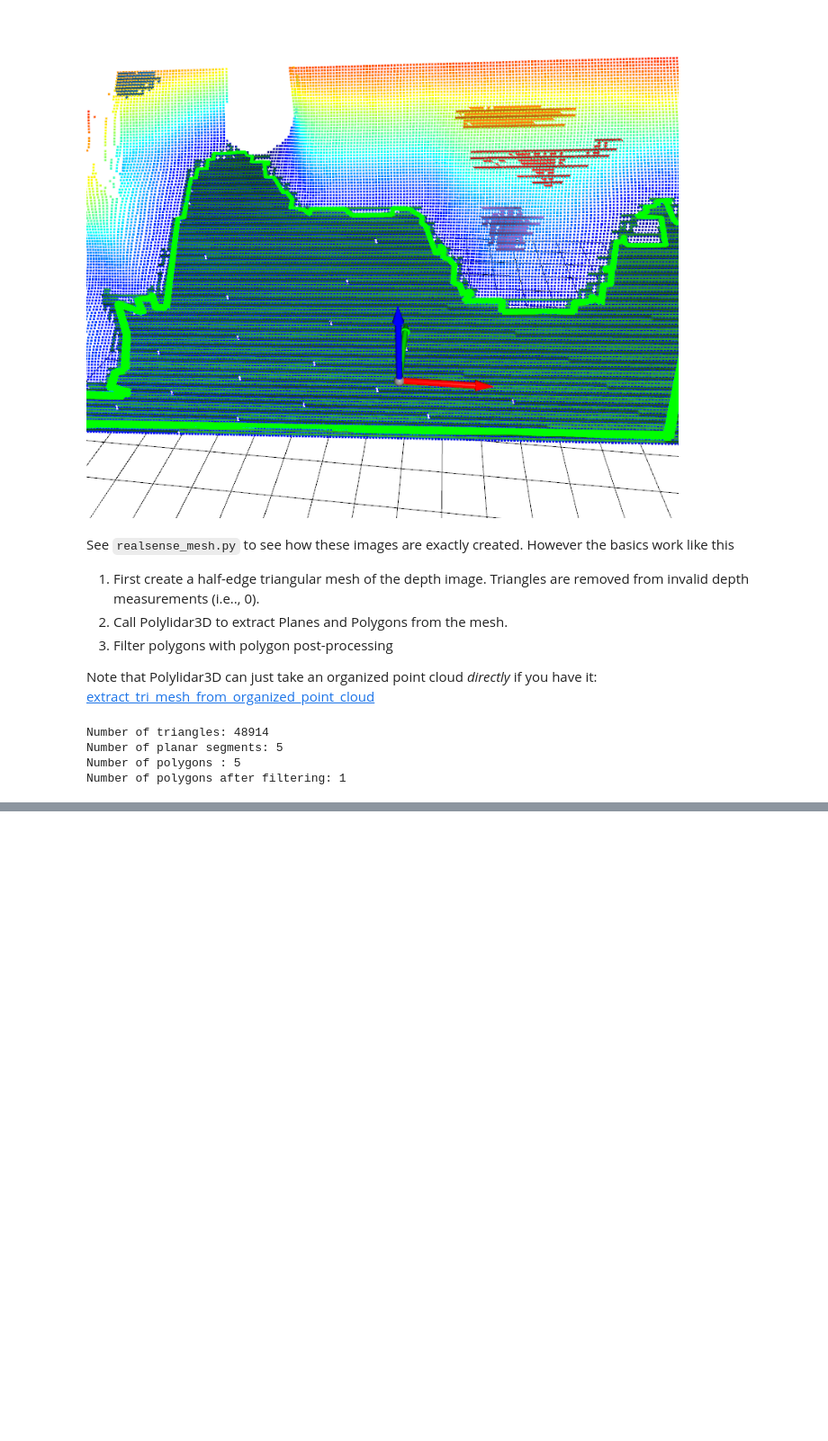
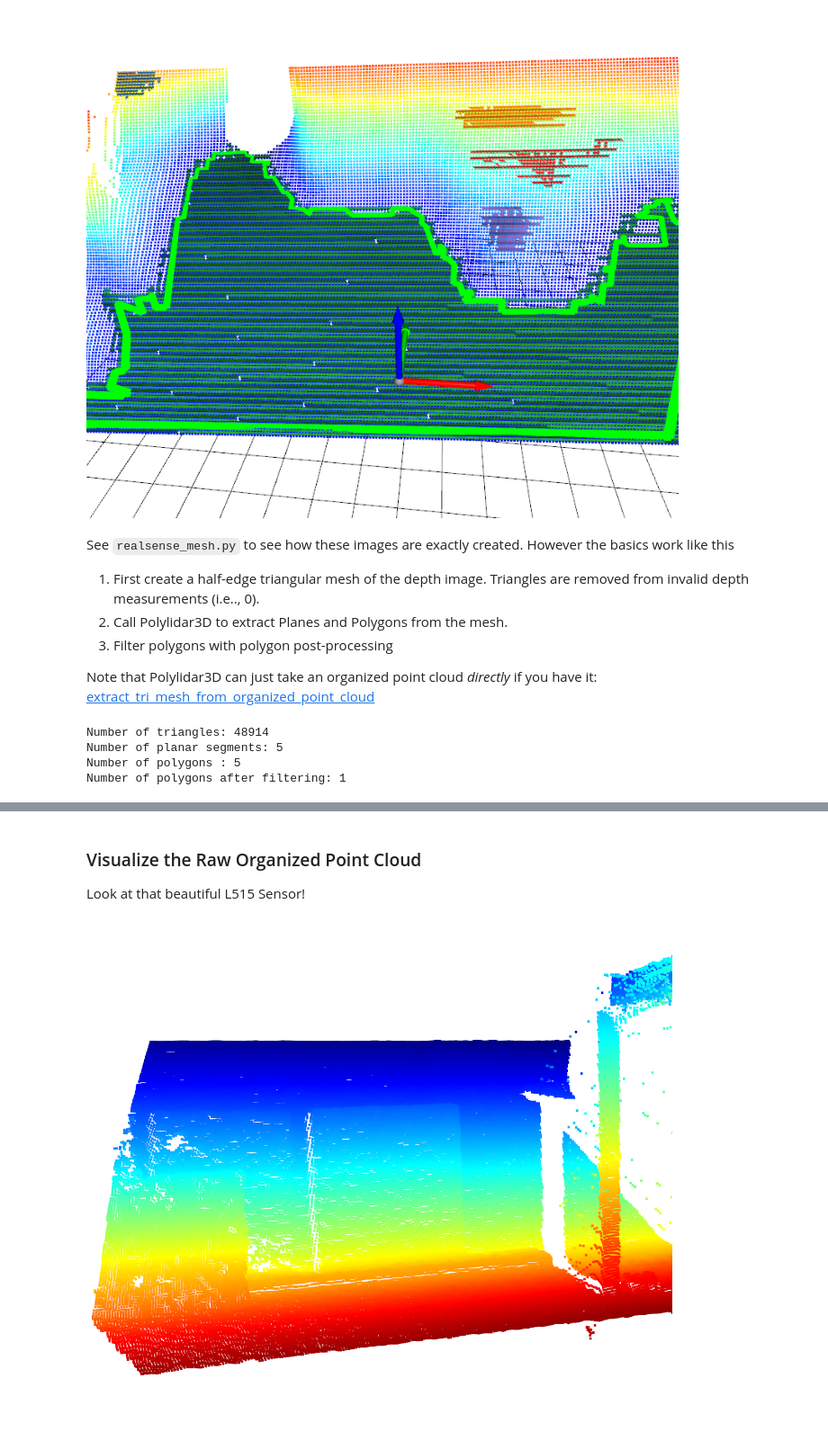
Before and after one commit to JeremyBYU/polylidar, a Jupyter notebook: examples/python/notebooks/OrganizedDemo.ipynb, the cells around one changed output, grey strips where cells are left out. Shown at 90% size. Saved outputs shown, nothing was run; the diff lists cells and outputs as text; code cells hidden in the pictures; blank space fills up the shorter version.

```diff
--- a/examples/python/notebooks/OrganizedDemo.ipynb
+++ b/examples/python/notebooks/OrganizedDemo.ipynb
@@ -107,0 +117,7 @@ Number of polygons after filtering: 1
+# %%
+from examples.python.util.realsense_util import REALSENSE_DIR
+from pprint import pprint
+example_one = 'opc_example_one'
+depth_image = np.load(os.path.join(REALSENSE_DIR, example_one, 'L515_Depth.npy'))
+with open(os.path.join(REALSENSE_DIR, example_one, 'L515_meta.json')) as f:
+    meta = json.load(f)
@@ -107,0 +159,3 @@ Number of polygons after filtering: 1
+# %% [markdown]
+### Visualize the Raw Organized Point Cloud
+Look at that beautiful L515 Sensor!
@@ -107,0 +168,4 @@ Number of polygons after filtering: 1
+# %%
+Image(f"{SRC_DOCS}/organized/l515_opc.png")
+# %% [output]
+[figure, added]
```
Also changed, not shown: parts of 24 cells of this notebook, 19 other files.
